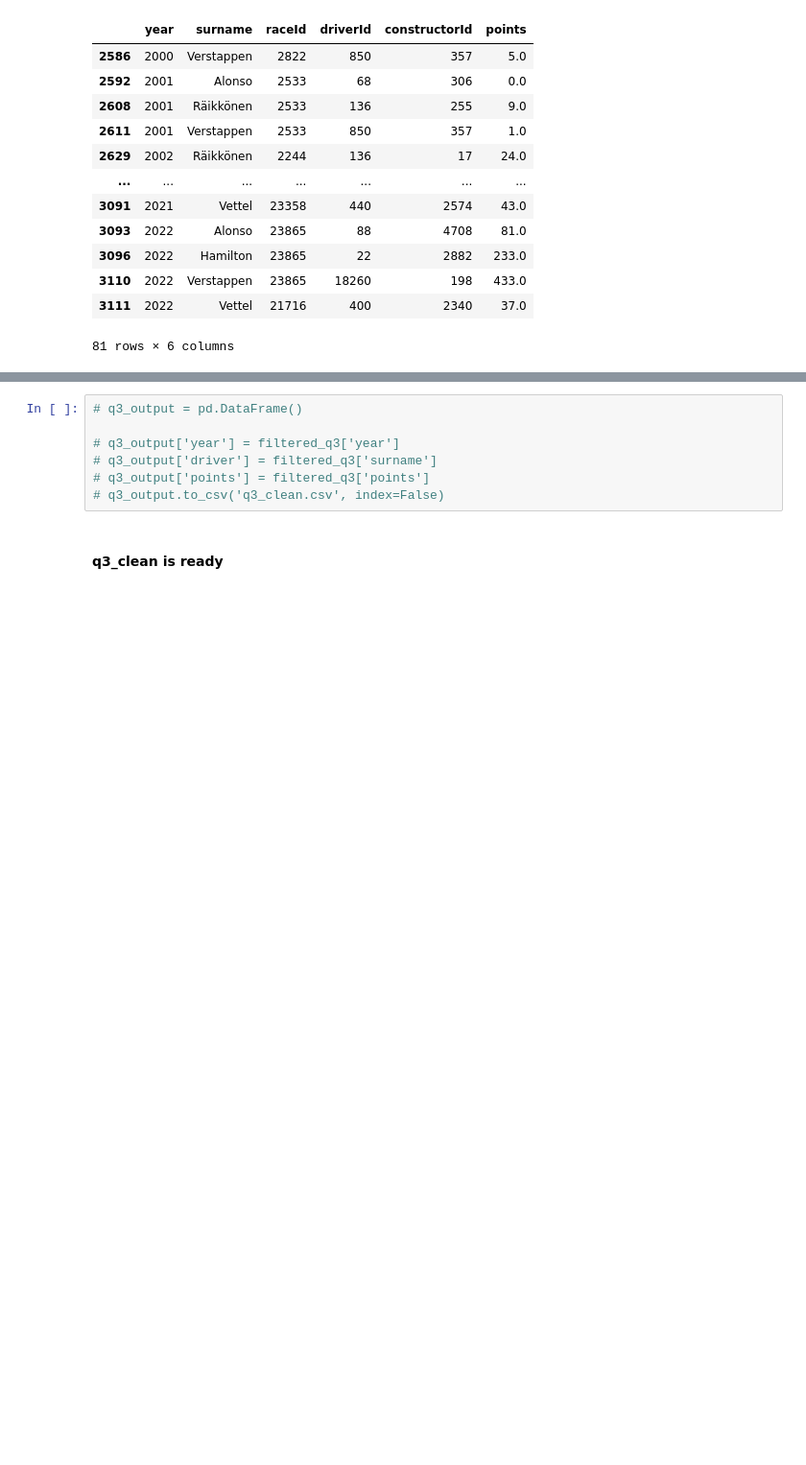
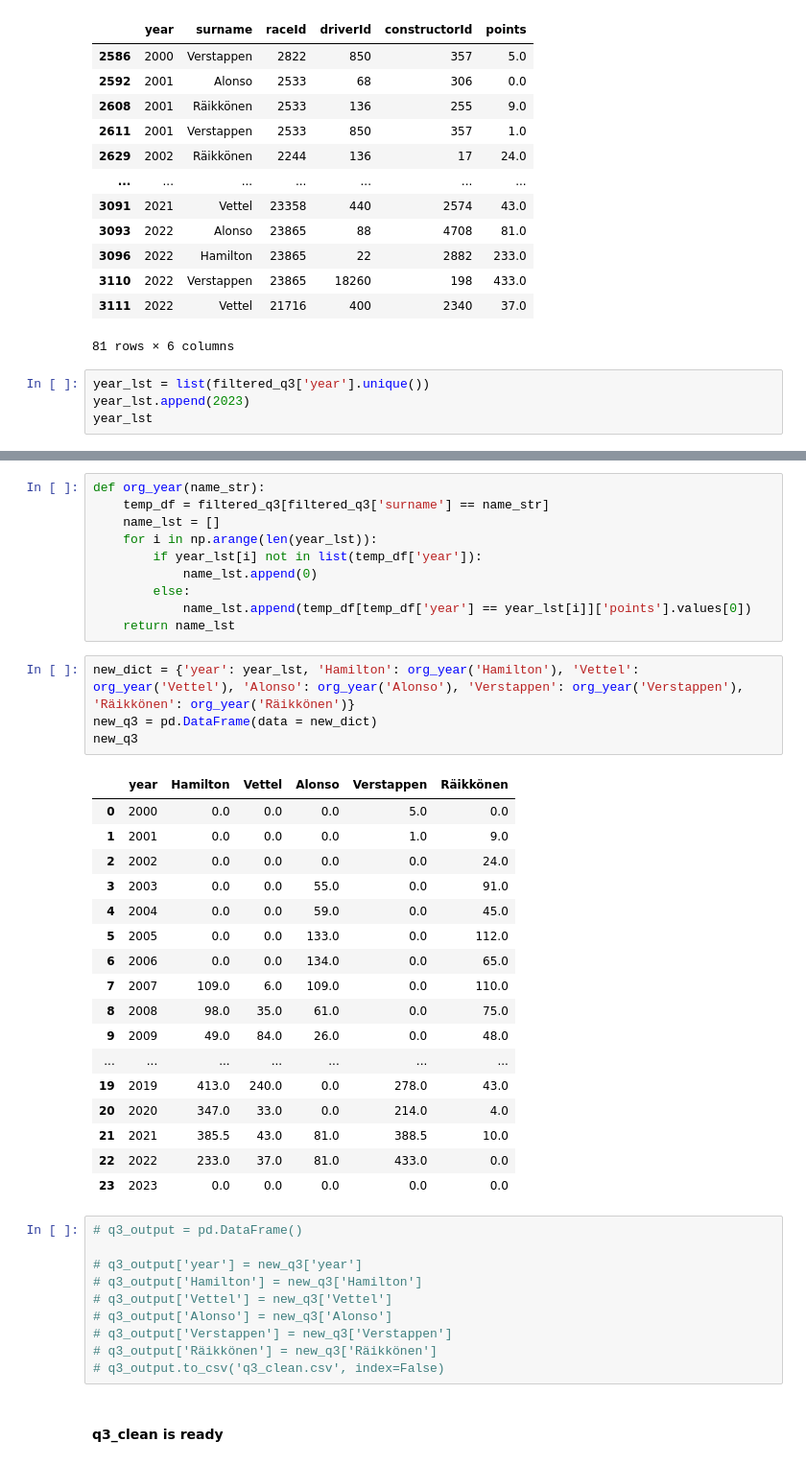
Before and after one commit to jiyeonsongg/f1-data-visualization-d3js, a Jupyter notebook: cleaning.ipynb, the cells around one changed output, grey strips where cells are left out. Shown at 96% size. Drawn from its saved outputs; the diff is of its cells as text; blank space fills up the shorter version.

```diff
--- a/cleaning.ipynb
+++ b/cleaning.ipynb
@@ -322,3 +340,7 @@ filtered_q3#.groupby('surname').count()
 | 3110 | 2022 | Verstappen | 23865 | 18260 | 198 | 433.0 |
 | 3111 | 2022 | Vettel | 21716 | 400 | 2340 | 37.0 |
 81 rows × 6 columns
+# %%
+year_lst = list(filtered_q3['year'].unique())
+year_lst.append(2023)
+year_lst
@@ -325,9 +365,44 @@ filtered_q3#.groupby('surname').count()
+# %%
+def org_year(name_str):
+    temp_df = filtered_q3[filtered_q3['surname'] == name_str]
+    name_lst = []
+    for i in np.arange(len(year_lst)):
+        if year_lst[i] not in list(temp_df['year']):
+            name_lst.append(0)
+        else:
+            name_lst.append(temp_df[temp_df['year'] == year_lst[i]]['points'].values[0])
+    return name_lst
+# %%
+new_dict = {'year': year_lst, 'Hamilton': org_year('Hamilton'), 'Vettel': org_year('Vettel'), 'Alonso': org_year('Alonso'), 'Verstappen': org_year('Verstappen'), 'Räikkönen': org_year('Räikkönen')}
+new_q3 = pd.DataFrame(data = new_dict)
+new_q3
+# %% [output]
+|  | year | Hamilton | Vettel | Alonso | Verstappen | Räikkönen |
+| 0 | 2000 | 0.0 | 0.0 | 0.0 | 5.0 | 0.0 |
+| 1 | 2001 | 0.0 | 0.0 | 0.0 | 1.0 | 9.0 |
+| 2 | 2002 | 0.0 | 0.0 | 0.0 | 0.0 | 24.0 |
+| 3 | 2003 | 0.0 | 0.0 | 55.0 | 0.0 | 91.0 |
+| 4 | 2004 | 0.0 | 0.0 | 59.0 | 0.0 | 45.0 |
+| 5 | 2005 | 0.0 | 0.0 | 133.0 | 0.0 | 112.0 |
+| 6 | 2006 | 0.0 | 0.0 | 134.0 | 0.0 | 65.0 |
+| 7 | 2007 | 109.0 | 6.0 | 109.0 | 0.0 | 110.0 |
+| 8 | 2008 | 98.0 | 35.0 | 61.0 | 0.0 | 75.0 |
+| 9 | 2009 | 49.0 | 84.0 | 26.0 | 0.0 | 48.0 |
+| ... | ... | ... | ... | ... | ... | ... |
+| 19 | 2019 | 413.0 | 240.0 | 0.0 | 278.0 | 43.0 |
+| 20 | 2020 | 347.0 | 33.0 | 0.0 | 214.0 | 4.0 |
+| 21 | 2021 | 385.5 | 43.0 | 81.0 | 388.5 | 10.0 |
+| 22 | 2022 | 233.0 | 37.0 | 81.0 | 433.0 | 0.0 |
+| 23 | 2023 | 0.0 | 0.0 | 0.0 | 0.0 | 0.0 |
 # %%
 # q3_output = pd.DataFrame()
 
-# q3_output['year'] = filtered_q3['year']
-# q3_output['driver'] = filtered_q3['surname']
-# q3_output['points'] = filtered_q3['points']
+# q3_output['year'] = new_q3['year']
+# q3_output['Hamilton'] = new_q3['Hamilton']
+# q3_output['Vettel'] = new_q3['Vettel']
+# q3_output['Alonso'] = new_q3['Alonso']
+# q3_output['Verstappen'] = new_q3['Verstappen']
+# q3_output['Räikkönen'] = new_q3['Räikkönen']
 # q3_output.to_csv('q3_clean.csv', index=False)
 # %% [markdown]
 #### q3_clean is ready
```
Also changed, not shown: parts of 4 cells of this notebook, 2 other files.
